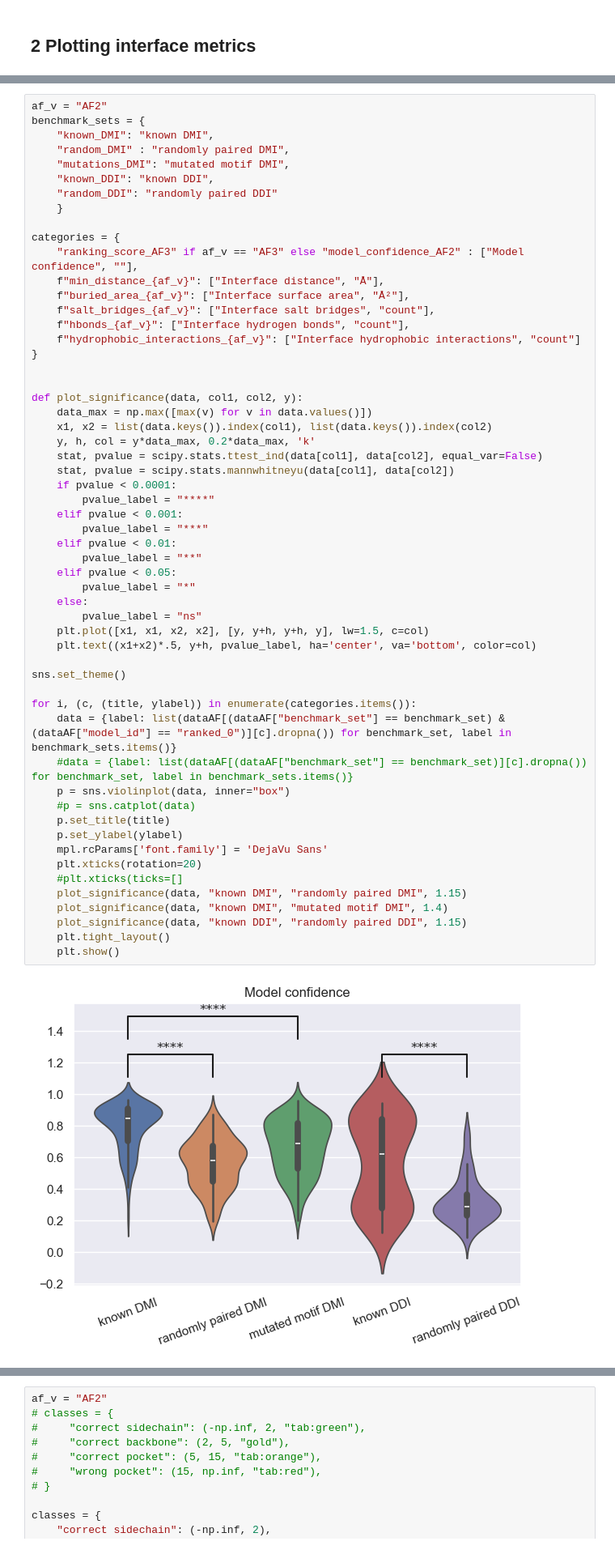
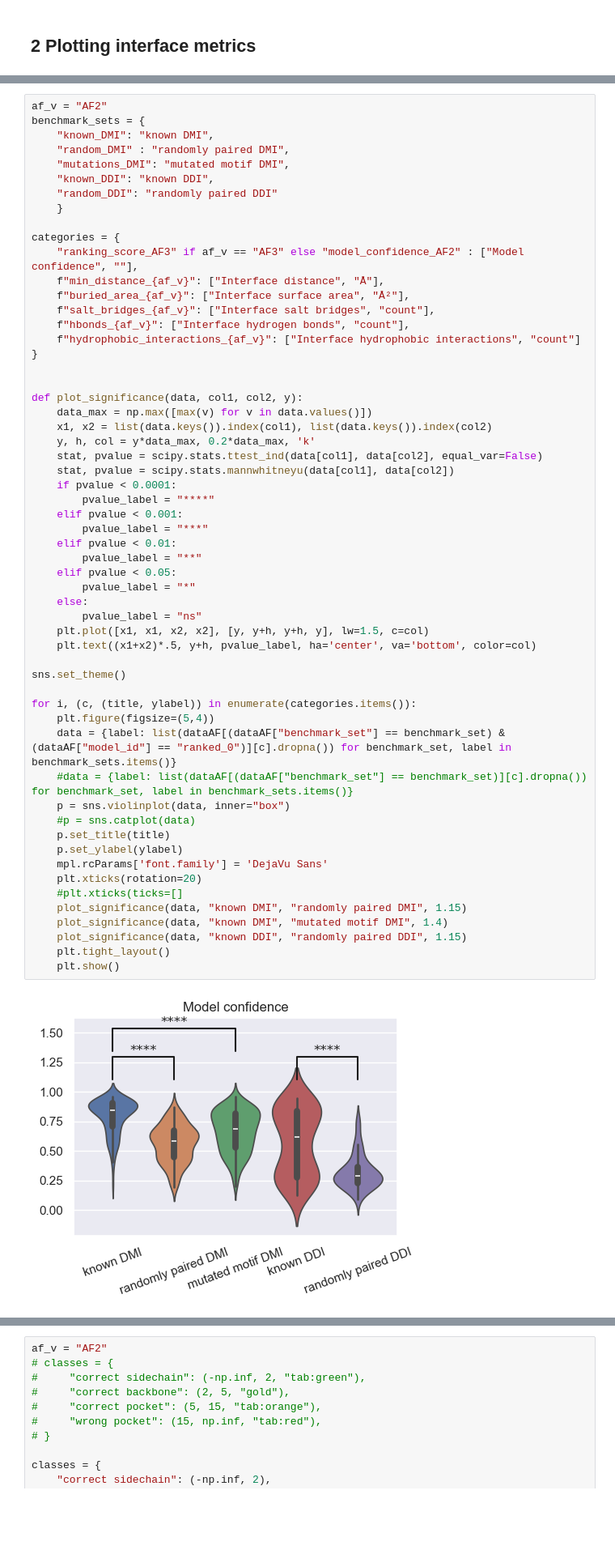
Before and after one commit to andreasmz/bachelorthesis, a Jupyter notebook: dev/2025-04-19 plots.ipynb, the cells around one changed output, grey strips where cells are left out. Shown at 81% size. Cells and saved outputs as stored; diff of their text form; blank space fills up the shorter version.

```diff
--- a/dev/2025-04-19 plots.ipynb
+++ b/dev/2025-04-19 plots.ipynb
@@ -252,31 +252,32 @@ def plot_significance(data, col1, col2, y):
         pvalue_label = "****"
     elif pvalue < 0.001:
         pvalue_label = "***"
     elif pvalue < 0.01:
         pvalue_label = "**"
     elif pvalue < 0.05:
         pvalue_label = "*"
     else:
         pvalue_label = "ns"
     plt.plot([x1, x1, x2, x2], [y, y+h, y+h, y], lw=1.5, c=col)
     plt.text((x1+x2)*.5, y+h, pvalue_label, ha='center', va='bottom', color=col)
 
 sns.set_theme()
 
 for i, (c, (title, ylabel)) in enumerate(categories.items()):
+    plt.figure(figsize=(5,4))
     data = {label: list(dataAF[(dataAF["benchmark_set"] == benchmark_set) & (dataAF["model_id"] == "ranked_0")][c].dropna()) for benchmark_set, label in benchmark_sets.items()}
     #data = {label: list(dataAF[(dataAF["benchmark_set"] == benchmark_set)][c].dropna()) for benchmark_set, label in benchmark_sets.items()}
     p = sns.violinplot(data, inner="box")
     #p = sns.catplot(data)
     p.set_title(title)
     p.set_ylabel(ylabel)
     mpl.rcParams['font.family'] = 'DejaVu Sans'
     plt.xticks(rotation=20)
     #plt.xticks(ticks=[]
     plot_significance(data, "known DMI", "randomly paired DMI", 1.15)
     plot_significance(data, "known DMI", "mutated motif DMI", 1.4)
     plot_significance(data, "known DDI", "randomly paired DDI", 1.15)
     plt.tight_layout()
     plt.show()
 # %% [output]
-[figure, old version]
+[figure, new version]
```
Also changed, not shown: parts of 2 cells of this notebook, 3 other files.
